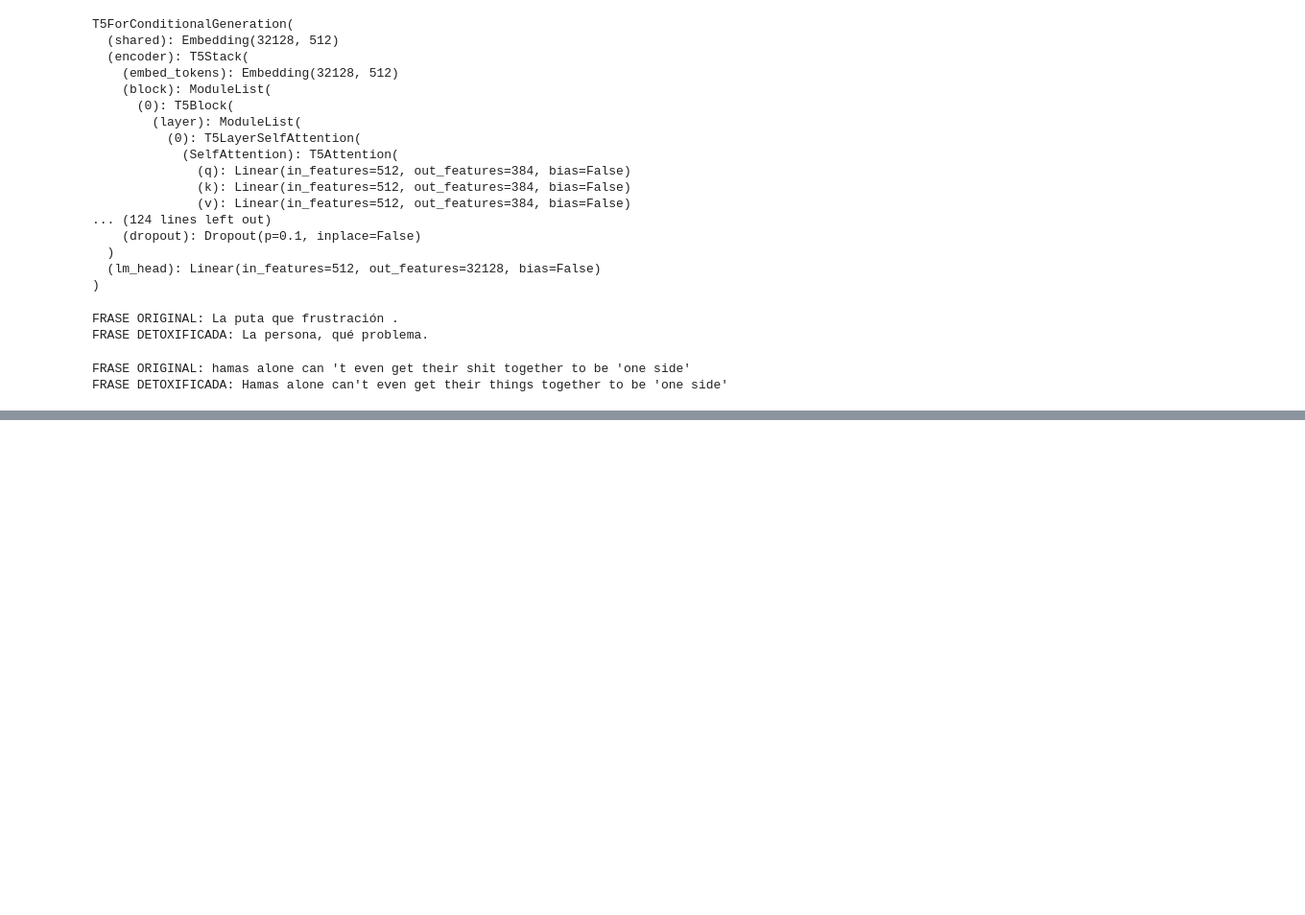
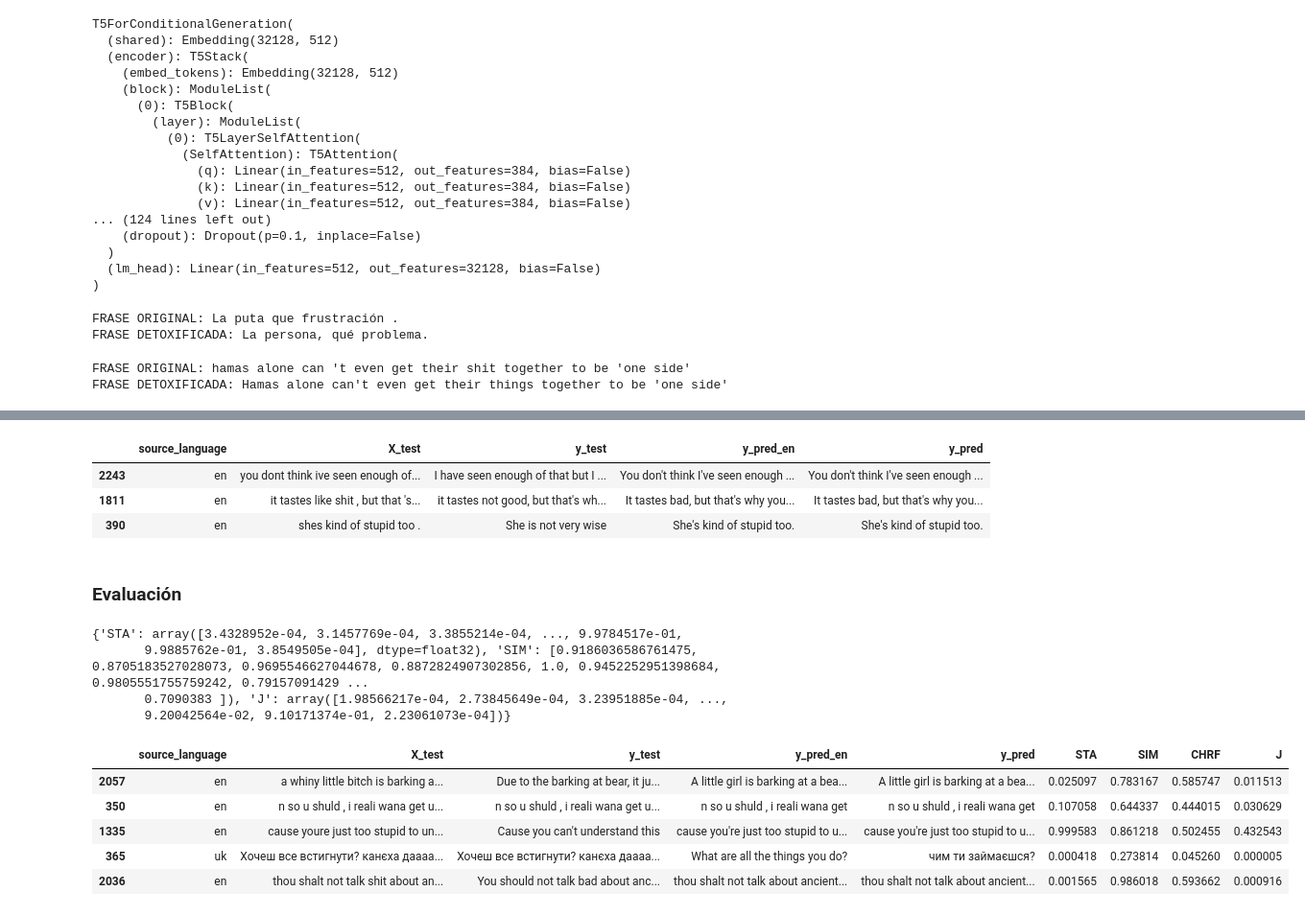
Before and after one commit to 18mgdev/nlp_detox, a Jupyter notebook: nlp_detox.ipynb, the cells around one changed output, grey strips where cells are left out. Shown at 96% size. Drawn from its saved outputs; the diff is of its cells as text; code cells hidden in the pictures; blank space fills up the shorter version.

Commit message:
Traducción con transoformer + Evaluación

```diff
--- a/nlp_detox.ipynb
+++ b/nlp_detox.ipynb
@@ -493,0 +733,16 @@ FRASE DETOXIFICADA: Hamas alone can't even get their things together to be 'one
+# %%
+df_test_numpy = df_test.to_numpy()
+
+prediction_translations = []
+
+for sentence in tqdm(df_test_numpy):
+  prediction_translations.append(translate(sentence[3], 'en', sentence[0]))
+
+df_test["y_pred"] = prediction_translations
+# %%
+df_test.sample(3)
+# %% [output]
+|  | source_language | X_test | y_test | y_pred_en | y_pred |
+| 2243 | en | you dont think ive seen enough of... | I have seen enough of that but I ... | You don't think I've seen enough ... | You don't think I've seen enough ... |
+| 1811 | en | it tastes like shit , but that 's... | it tastes not good, but that's wh... | It tastes bad, but that's why you... | It tastes bad, but that's why you... |
+| 390 | en | shes kind of stupid too . | She is not very wise | She's kind of stupid too. | She's kind of stupid too. |
@@ -493,0 +754,2 @@ FRASE DETOXIFICADA: Hamas alone can't even get their things together to be 'one
+# %% [markdown]
+### Evaluación
@@ -493,0 +1041,28 @@ FRASE DETOXIFICADA: Hamas alone can't even get their things together to be 'one
+# %%
+df_input = pd.read_json("input.jsonl", lines=True)
+df_input.rename(columns={0: "input"}, inplace=True)
+df_prediction = pd.read_json("predictions.jsonl", lines=True)
+df_prediction.rename(columns={0: "prediction"}, inplace=True)
+df_golden = pd.read_json("references.jsonl", lines=True)
+df_golden.rename(columns={0: "reference"}, inplace=True)
+results = run_evaluation(df_input, df_prediction, golden_data=df_golden)
+print(results)
+# %% [output]
+{'STA': array([3.4328952e-04, 3.1457769e-04, 3.3855214e-04, ..., 9.9784517e-01,
+       9.9885762e-01, 3.8549505e-04], dtype=float32), 'SIM': [0.9186036586761475, 0.8705183527028073, 0.9695546627044678, 0.8872824907302856, 1.0, 0.9452252951398684, 0.9805551755759242, 0.79157091429 ...
+       0.7090383 ]), 'J': array([1.98566217e-04, 2.73845649e-04, 3.23951885e-04, ...,
+       9.20042564e-02, 9.10171374e-01, 2.23061073e-04])}
+# %%
+df_test['STA'] = results['STA']
+df_test['SIM'] = results['SIM']
+df_test['CHRF'] = results['CHRF']
+df_test['J'] = results['J']
+# %%
+df_test.sample(5)
+# %% [output]
+|  | source_language | X_test | y_test | y_pred_en | y_pred | STA | SIM | CHRF | J |
+| 2057 | en | a whiny little bitch is barking a... | Due to the barking at bear, it ju... | A little girl is barking at a bea... | A little girl is barking at a bea... | 0.025097 | 0.783167 | 0.585747 | 0.011513 |
+| 350 | en | n so u shuld , i reali wana get u... | n so u shuld , i reali wana get u... | n so u shuld , i reali wana get | n so u shuld , i reali wana get | 0.107058 | 0.644337 | 0.444015 | 0.030629 |
+| 1335 | en | cause youre just too stupid to un... | Cause you can't understand this | cause you're just too stupid to u... | cause you're just too stupid to u... | 0.999583 | 0.861218 | 0.502455 | 0.432543 |
+| 365 | uk | Хочеш все встигнути? канєха даааа... | Хочеш все встигнути? канєха даааа... | What are all the things you do? | чим ти займаєшся? | 0.000418 | 0.273814 | 0.045260 | 0.000005 |
+| 2036 | en | thou shalt not talk shit about an... | You should not talk bad about anc... | thou shalt not talk about ancient... | thou shalt not talk about ancient... | 0.001565 | 0.986018 | 0.593662 | 0.000916 |
```
Also changed, not shown: parts of 36 cells of this notebook, 7 other files.
